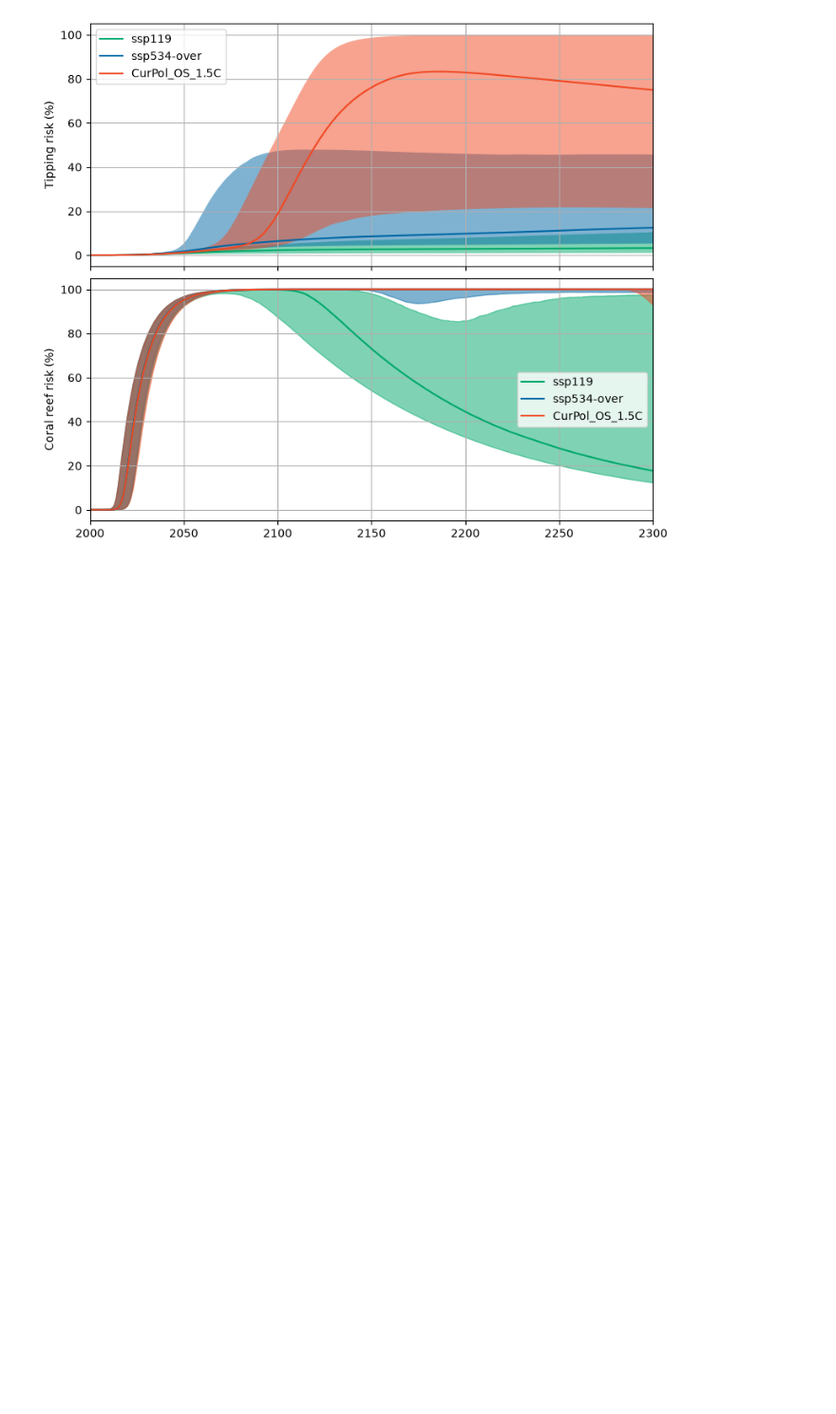
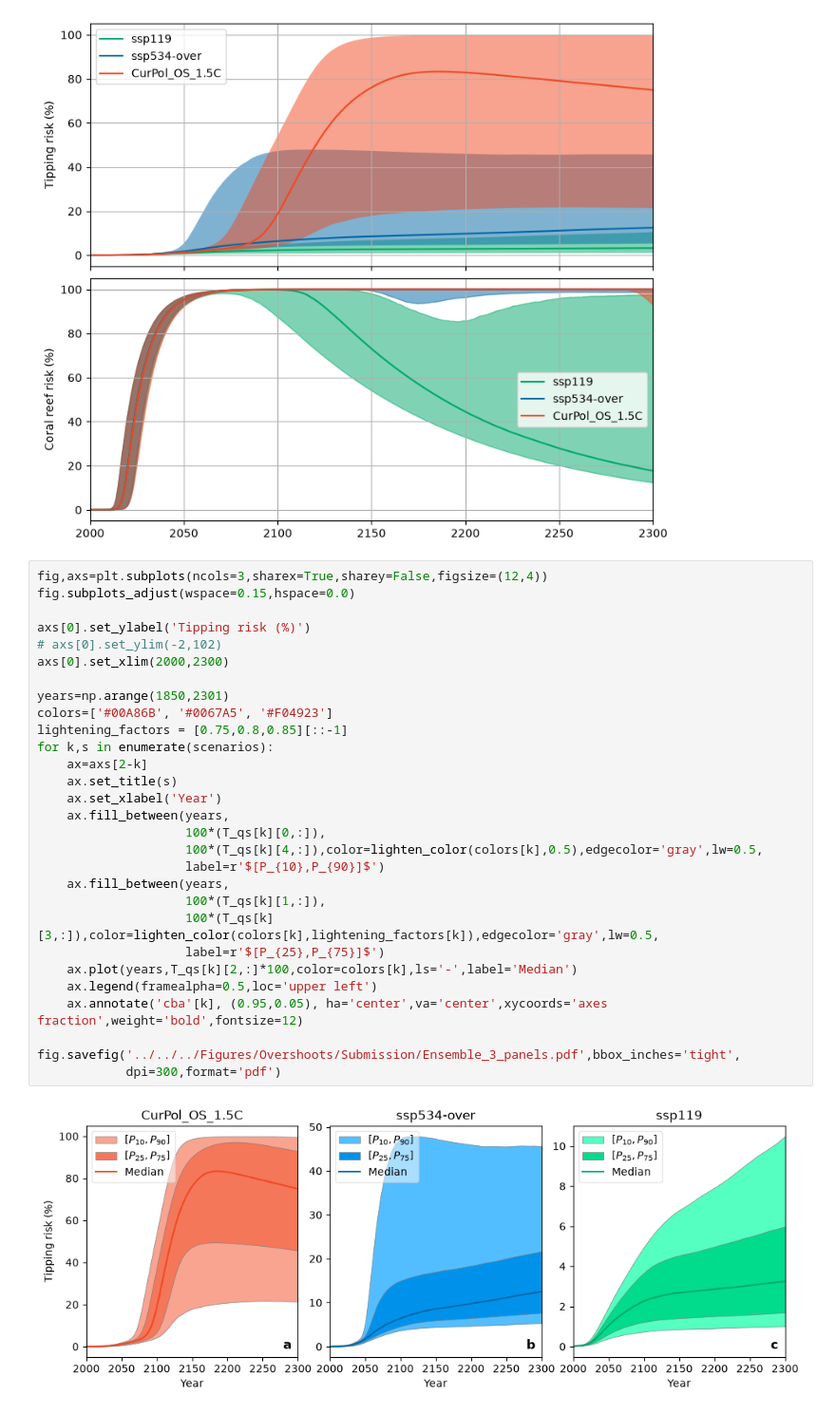
Before and after one commit to JBara97/NMaCh-TP, a Jupyter notebook: Code/Notebooks/Overshoots/4 - baseline and ensemble.ipynb, the cells around one changed output. Shown at 95% size. Saved outputs shown, nothing was run; the diff lists cells and outputs as text; blank space fills up the shorter version.

Commit message:
plotted tipping risks under the ensembles

```diff
--- a/Code/Notebooks/Overshoots/4 - baseline and ensemble.ipynb
+++ b/Code/Notebooks/Overshoots/4 - baseline and ensemble.ipynb
@@ -259,3 +259,34 @@ for i in range(2):
     # axs[i].set_ylabel('Risk (%)')
 # %% [output]
 [figure]
+# %%
+fig,axs=plt.subplots(ncols=3,sharex=True,sharey=False,figsize=(12,4))
+fig.subplots_adjust(wspace=0.15,hspace=0.0)
+
+axs[0].set_ylabel('Tipping risk (%)')
+# axs[0].set_ylim(-2,102)
+axs[0].set_xlim(2000,2300)
+
+years=np.arange(1850,2301)
+colors=['#00A86B', '#0067A5', '#F04923']
+lightening_factors = [0.75,0.8,0.85][::-1]
+for k,s in enumerate(scenarios):
+    ax=axs[2-k]
+    ax.set_title(s)
+    ax.set_xlabel('Year')
+    ax.fill_between(years,
+                    100*(T_qs[k][0,:]),
+                    100*(T_qs[k][4,:]),color=lighten_color(colors[k],0.5),edgecolor='gray',lw=0.5,
+                    label=r'$[P_{10},P_{90}]$')
+    ax.fill_between(years,
+                    100*(T_qs[k][1,:]),
+                    100*(T_qs[k][3,:]),color=lighten_color(colors[k],lightening_factors[k]),edgecolor='gray',lw=0.5,
+                    label=r'$[P_{25},P_{75}]$')
+    ax.plot(years,T_qs[k][2,:]*100,color=colors[k],ls='-',label='Median')
+    ax.legend(framealpha=0.5,loc='upper left')
+    ax.annotate('cba'[k], (0.95,0.05), ha='center',va='center',xycoords='axes fraction',weight='bold',fontsize=12)
+
+fig.savefig('../../../Figures/Overshoots/Submission/Ensemble_3_panels.pdf',bbox_inches='tight',
+            dpi=300,format='pdf')
+# %% [output]
+[figure, added]
```
Also changed, not shown: parts of 1 cell of this notebook, 3 other files.
